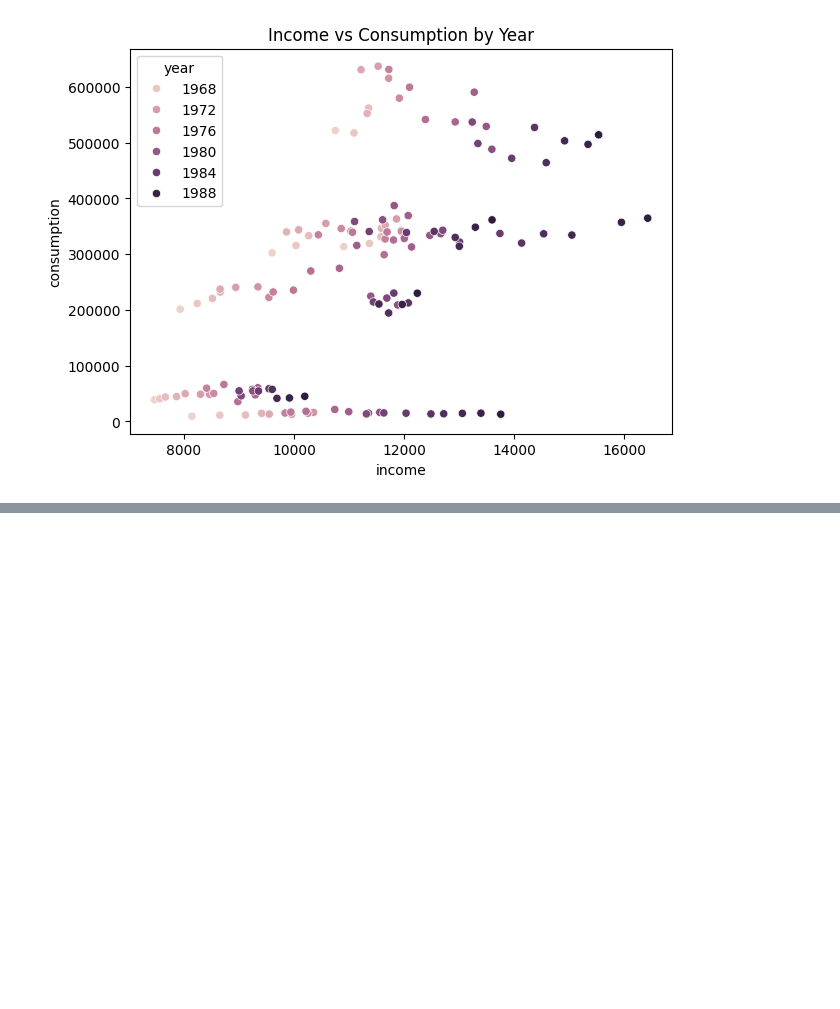
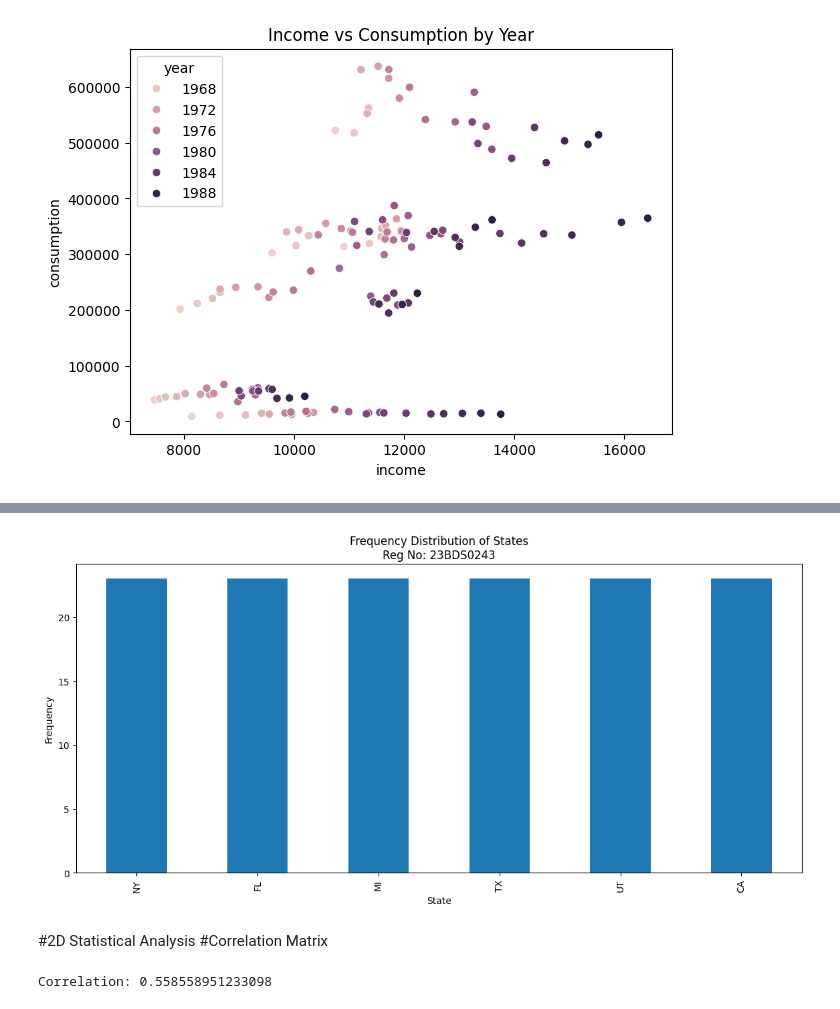
Before and after one commit to siddhiofficial/Siddhi, a Jupyter notebook: EDA_Phase1.ipynb, the cells around one changed output, grey strips where cells are left out. Saved outputs shown, nothing was run; the diff lists cells and outputs as text; code cells hidden in the pictures; blank space fills up the shorter version.

```diff
--- a/EDA_Phase1.ipynb
+++ b/EDA_Phase1.ipynb
@@ -257,0 +417,23 @@ plt.show()
+# %%
+plt.figure(figsize=(14,6))
+
+df['state'].value_counts().plot(kind='bar')
+
+plt.title("Frequency Distribution of States\nReg No: 23BDS0243")
+plt.xlabel("State")
+plt.ylabel("Frequency")
+
+plt.xticks(rotation=90)
+
+plt.show()
+# %% [output]
+[figure, added]
+# %% [markdown]
+#2D Statistical Analysis
+#Correlation Matrix
+# %%
+correlation = df["income"].corr(df["consumption"])
+
+print("Correlation:", correlation)
+# %% [output]
+Correlation: 0.558558951233098
```
Also changed, not shown: parts of 49 cells of this notebook.
